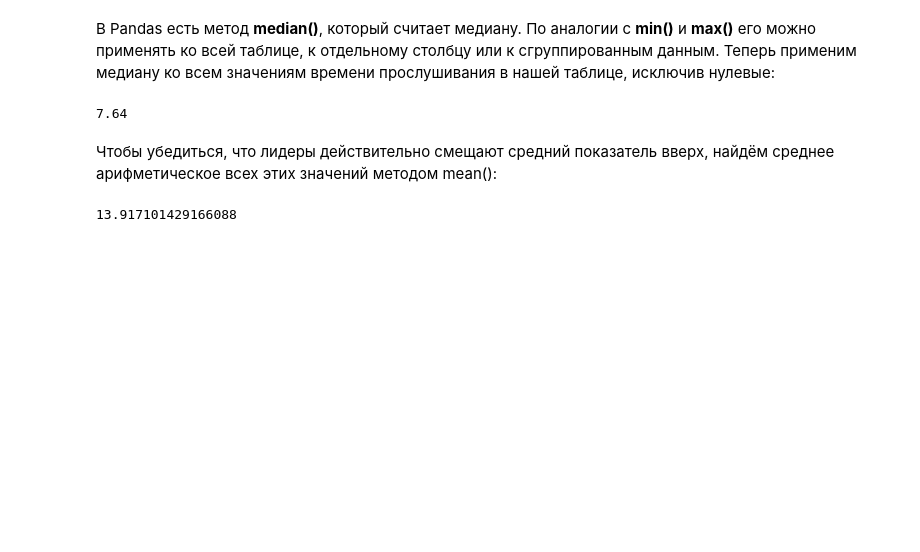
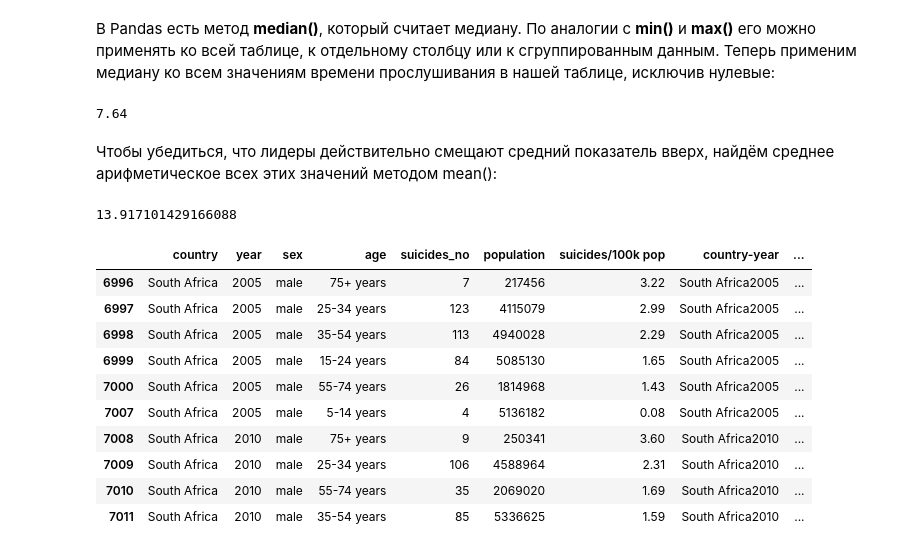
Before and after one commit to badjuju228/programming_for_date_analysis, a Jupyter notebook: laba_4/laba_4_zykalin_it32.ipynb, the cells around one changed output. Saved outputs shown, nothing was run; the diff lists cells and outputs as text; code cells hidden in the pictures; blank space fills up the shorter version.

```diff
--- a/laba_4/laba_4_zykalin_it32.ipynb
+++ b/laba_4/laba_4_zykalin_it32.ipynb
@@ -251,3 +251,18 @@ master_drop_null['suicides/100k pop'].median()
 master_drop_null['suicides/100k pop'].mean()
 # %% [output]
 13.917101429166088
+# %%
+#количество роскомнадзоров мужчин в южной африке с 2005 по 2007
+master.loc[(master['sex'] == 'male') & (master['country'] == 'South Africa') & (2005 <= master['year'])].groupby('country').head(10)
+# %% [output]
+|  | country | year | sex | age | suicides_no | population | suicides/100k pop | country-year | ... |
+| 6996 | South Africa | 2005 | male | 75+ years | 7 | 217456 | 3.22 | South Africa2005 | ... |
+| 6997 | South Africa | 2005 | male | 25-34 years | 123 | 4115079 | 2.99 | South Africa2005 | ... |
+| 6998 | South Africa | 2005 | male | 35-54 years | 113 | 4940028 | 2.29 | South Africa2005 | ... |
+| 6999 | South Africa | 2005 | male | 15-24 years | 84 | 5085130 | 1.65 | South Africa2005 | ... |
+| 7000 | South Africa | 2005 | male | 55-74 years | 26 | 1814968 | 1.43 | South Africa2005 | ... |
+| 7007 | South Africa | 2005 | male | 5-14 years | 4 | 5136182 | 0.08 | South Africa2005 | ... |
+| 7008 | South Africa | 2010 | male | 75+ years | 9 | 250341 | 3.60 | South Africa2010 | ... |
+| 7009 | South Africa | 2010 | male | 25-34 years | 106 | 4588964 | 2.31 | South Africa2010 | ... |
+| 7010 | South Africa | 2010 | male | 55-74 years | 35 | 2069020 | 1.69 | South Africa2010 | ... |
+| 7011 | South Africa | 2010 | male | 35-54 years | 85 | 5336625 | 1.59 | South Africa2010 | ... |
```
Also changed, not shown: 5 other files.
